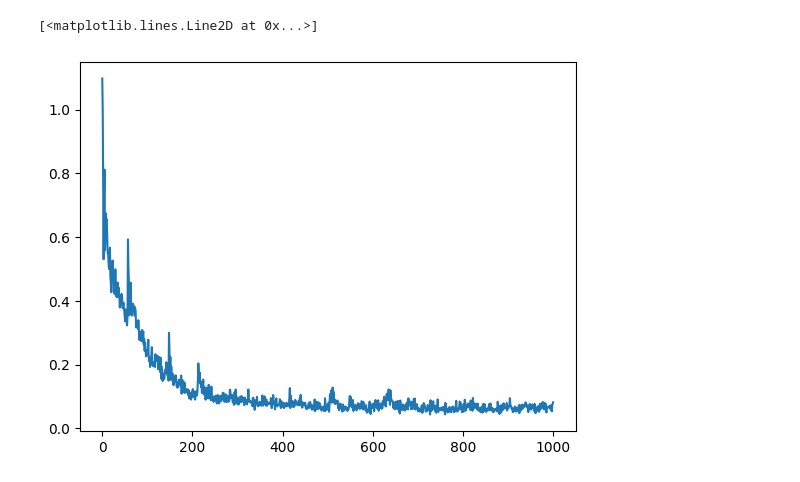
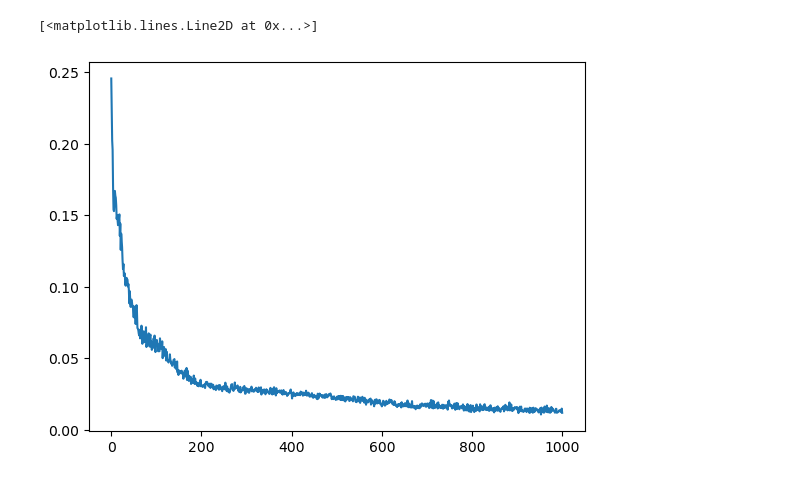
Before and after one commit to nidropakshin2/Amortized-learning, a Jupyter notebook: notebooks/SIR_flow.ipynb, the cells around one changed output. Saved outputs shown, nothing was run; the diff lists cells and outputs as text; code cells hidden in the pictures.

```diff
--- a/notebooks/SIR_flow.ipynb
+++ b/notebooks/SIR_flow.ipynb
@@ -98,11 +98,18 @@ def summary(x):
     R_final = R[:, -1] / R.sum(dim=1)
     R_final = torch.transpose(R_final.expand(1, R_final.shape[0]), 0, 1)
 
+    R_integral = (R / R[:, -1, None]).sum(dim=1) / R.shape[1]
+    R_integral = torch.transpose(R_integral.expand(1, R_integral.shape[0]), 0, 1)
+
     S_final = S[:, -1] / S.sum(dim=1)
     S_final = torch.transpose(S_final.expand(1, S_final.shape[0]), 0, 1)
 
+    S_integral = (S / S[:, 0, None]).sum(dim=1) / S.shape[1]
+    S_integral = torch.transpose(S_integral.expand(1, S_integral.shape[0]), 0, 1)
 
-    return torch.cat([t_peak, I_peak_norm, I_integral, R_final, S_final], dim=1)
+
+
+    return torch.cat([t_peak, I_peak_norm, R_final, S_final, S_integral, I_integral, R_integral], dim=1)
 
 phi = sample_prior(2)
 x = simulate(phi, sir, 90)
@@ -155,7 +162,7 @@ class CondFlow(nn.Module):
         phi_mid = phi + self.forward(t=t_start, x=x, phi=phi) * (t_mid - t_start)
         return  phi + self.forward(t=t_mid, x=x, phi=phi_mid) * (t_end - t_start)
 
-model = CondFlow(2, 5, 16)
+model = CondFlow(2, 7, 16)
 beta, gamma = 5, 5
 sir = (1000, 100, 0)
 
@@ -191,7 +198,7 @@ def train(model,
         phi_1 = sample_prior(1000).to(device)
 
         s = summary(simulate(phi_1, sir, T_max)).to(device)
-        phi_0 = torch.randn_like(phi_1).to(device)
+        phi_0 = torch.rand_like(phi_1).to(device)
         t = torch.rand(phi_1.shape[0], 1).to(device)
 
         # print(phi_1.shape, t.shape, s.shape)
@@ -214,8 +221,8 @@ def train(model,
 
     return losses
 
-model = CondFlow(2, 5, 64).to(device)
-optimizer = torch.optim.Adam(model.parameters(), lr=1e-2)
+model = CondFlow(2, 7, 64).to(device)
+optimizer = torch.optim.Adam(model.parameters(), lr=1e-3)
 loss = torch.nn.MSELoss()
 sim_parameters = {"sir": (1000, 100, 0),
                   "T_max": 90}
@@ -235,3 +242,3 @@ Epoch: 1000, Loss: 0.0820
 [<matplotlib.lines.Line2D at 0x...>]
-[figure, old version]
+[figure, new version]
 # %%
```
Also changed, not shown: parts of 11 cells of this notebook, 3 other files.
